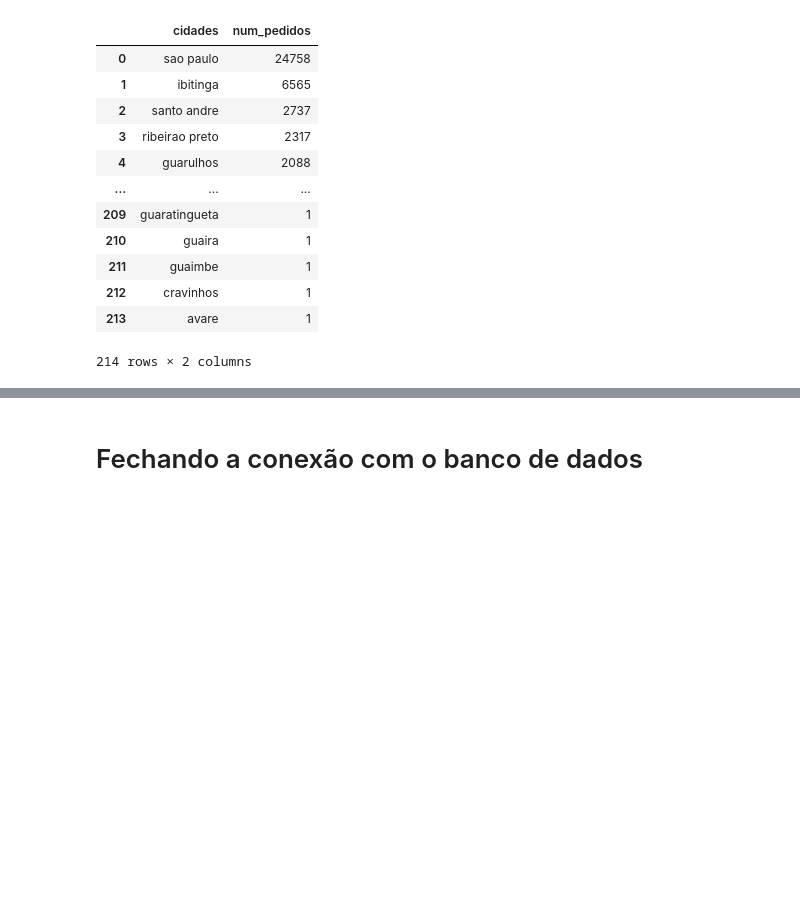
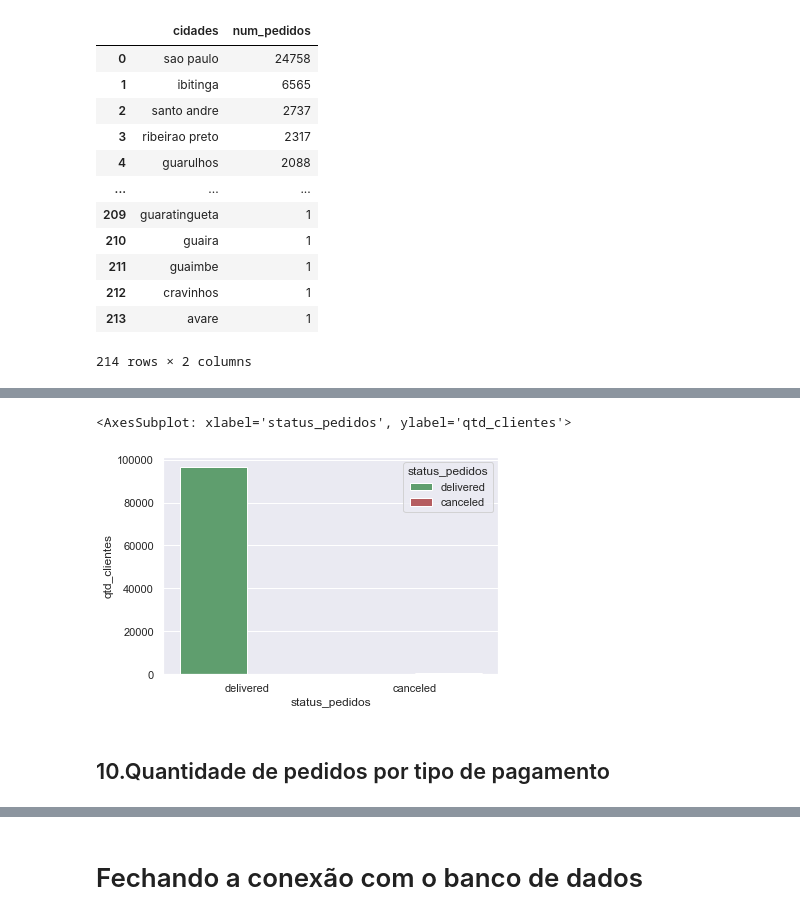
Before and after one commit to deborabmfreitas/projeto-sql, a Jupyter notebook: project.ipynb, the cells around one changed output, grey strips where cells are left out. Cells and saved outputs as stored; diff of their text form; code cells hidden in the pictures; blank space fills up the shorter version.

```diff
--- a/project.ipynb
+++ b/project.ipynb
@@ -569,0 +750,7 @@ order_cities
+# %%
+sns.barplot(x='status_pedidos', y='qtd_clientes', hue='status_pedidos', data=order_status, palette=['g', 'r'])
+# %% [output]
+<AxesSubplot: xlabel='status_pedidos', ylabel='qtd_clientes'>
+[figure, added]
+# %% [markdown]
+## 10.Quantidade de pedidos por tipo de pagamento
```
Also changed, not shown: parts of 53 cells of this notebook.
